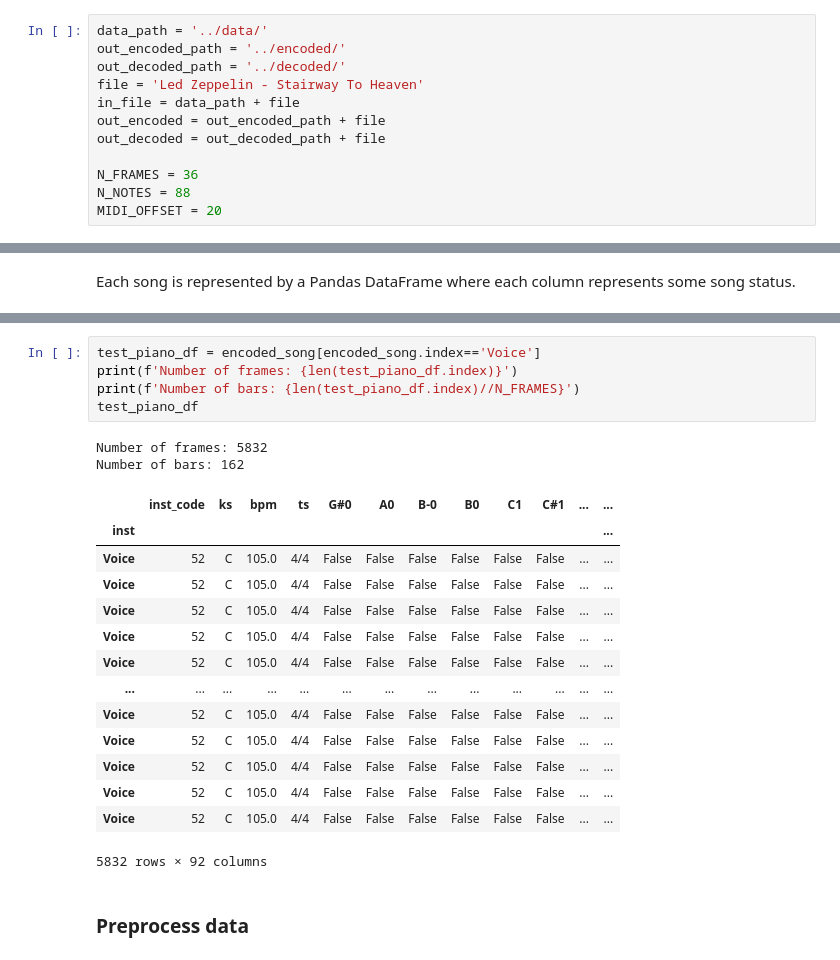
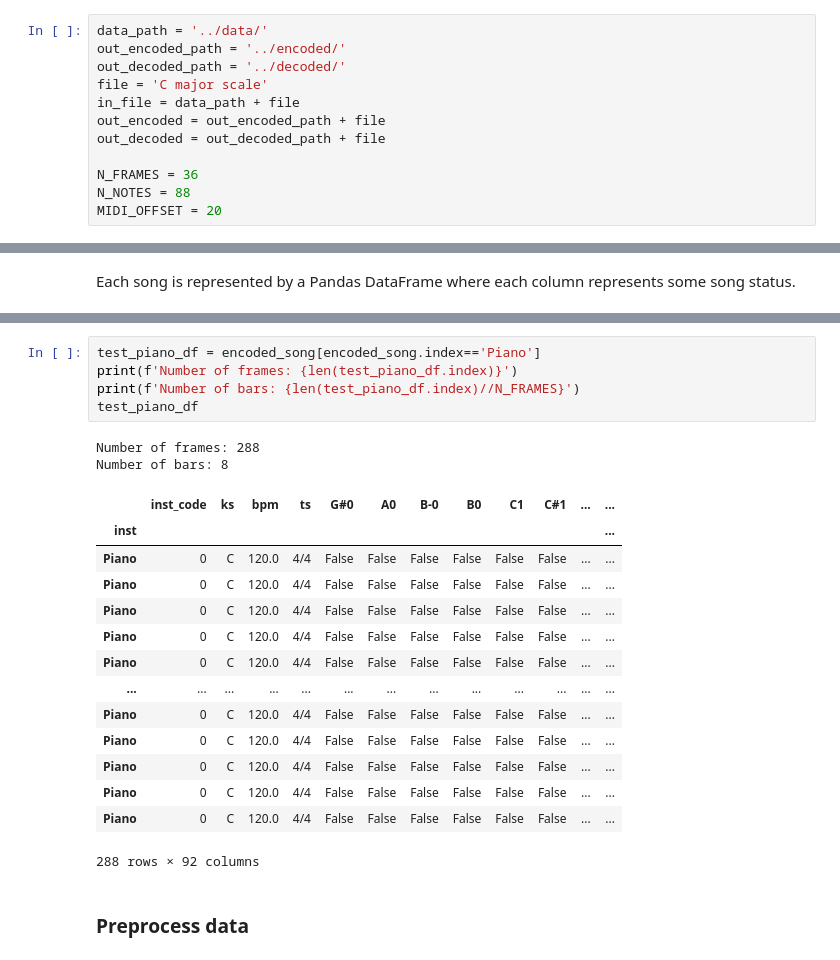
Before and after one commit to petcomputacaoufrgs/papagaio, a Jupyter notebook: src/MusicGeneratorLSTM.ipynb, the cells around one changed output, grey strips where cells are left out. Saved outputs shown, nothing was run; the diff lists cells and outputs as text.

```diff
--- a/src/MusicGeneratorLSTM.ipynb
+++ b/src/MusicGeneratorLSTM.ipynb
@@ -54,7 +54,7 @@ from decoder import *
 data_path = '../data/'
 out_encoded_path = '../encoded/'
 out_decoded_path = '../decoded/'
-file = 'Led Zeppelin - Stairway To Heaven'
+file = 'C major scale'
 in_file = data_path + file
 out_encoded = out_encoded_path + file
 out_decoded = out_decoded_path + file
@@ -108,25 +106,25 @@ encoded_song
 # %%
-test_piano_df = encoded_song[encoded_song.index=='Voice']
+test_piano_df = encoded_song[encoded_song.index=='Piano']
 print(f'Number of frames: {len(test_piano_df.index)}')
 print(f'Number of bars: {len(test_piano_df.index)//N_FRAMES}')
 test_piano_df
 # %% [output]
-Number of frames: 5832
-Number of bars: 162
+Number of frames: 288
+Number of bars: 8
 |  | inst_code | ks | bpm | ts | G#0 | A0 | B-0 | B0 | C1 | C#1 | ... | ... |
 | inst |  |  |  |  |  |  |  |  |  |  |  | ... |
-| Voice | 52 | C | 105.0 | 4/4 | False | False | False | False | False | False | ... | ... |
-| Voice | 52 | C | 105.0 | 4/4 | False | False | False | False | False | False | ... | ... |
-| Voice | 52 | C | 105.0 | 4/4 | False | False | False | False | False | False | ... | ... |
-| Voice | 52 | C | 105.0 | 4/4 | False | False | False | False | False | False | ... | ... |
-| Voice | 52 | C | 105.0 | 4/4 | False | False | False | False | False | False | ... | ... |
+| Piano | 0 | C | 120.0 | 4/4 | False | False | False | False | False | False | ... | ... |
+| Piano | 0 | C | 120.0 | 4/4 | False | False | False | False | False | False | ... | ... |
+| Piano | 0 | C | 120.0 | 4/4 | False | False | False | False | False | False | ... | ... |
+| Piano | 0 | C | 120.0 | 4/4 | False | False | False | False | False | False | ... | ... |
+| Piano | 0 | C | 120.0 | 4/4 | False | False | False | False | False | False | ... | ... |
 | ... | ... | ... | ... | ... | ... | ... | ... | ... | ... | ... | ... | ... |
-| Voice | 52 | C | 105.0 | 4/4 | False | False | False | False | False | False | ... | ... |
-| Voice | 52 | C | 105.0 | 4/4 | False | False | False | False | False | False | ... | ... |
-| Voice | 52 | C | 105.0 | 4/4 | False | False | False | False | False | False | ... | ... |
-| Voice | 52 | C | 105.0 | 4/4 | False | False | False | False | False | False | ... | ... |
-| Voice | 52 | C | 105.0 | 4/4 | False | False | False | False | False | False | ... | ... |
+| Piano | 0 | C | 120.0 | 4/4 | False | False | False | False | False | False | ... | ... |
+| Piano | 0 | C | 120.0 | 4/4 | False | False | False | False | False | False | ... | ... |
+| Piano | 0 | C | 120.0 | 4/4 | False | False | False | False | False | False | ... | ... |
+| Piano | 0 | C | 120.0 | 4/4 | False | False | False | False | False | False | ... | ... |
+| Piano | 0 | C | 120.0 | 4/4 | False | False | False | False | False | False | ... | ... |
-5832 rows × 92 columns
+288 rows × 92 columns
 # %% [markdown]
 ### Preprocess data
 # %%
```
Also changed, not shown: parts of 20 cells of this notebook, 1 other file.
